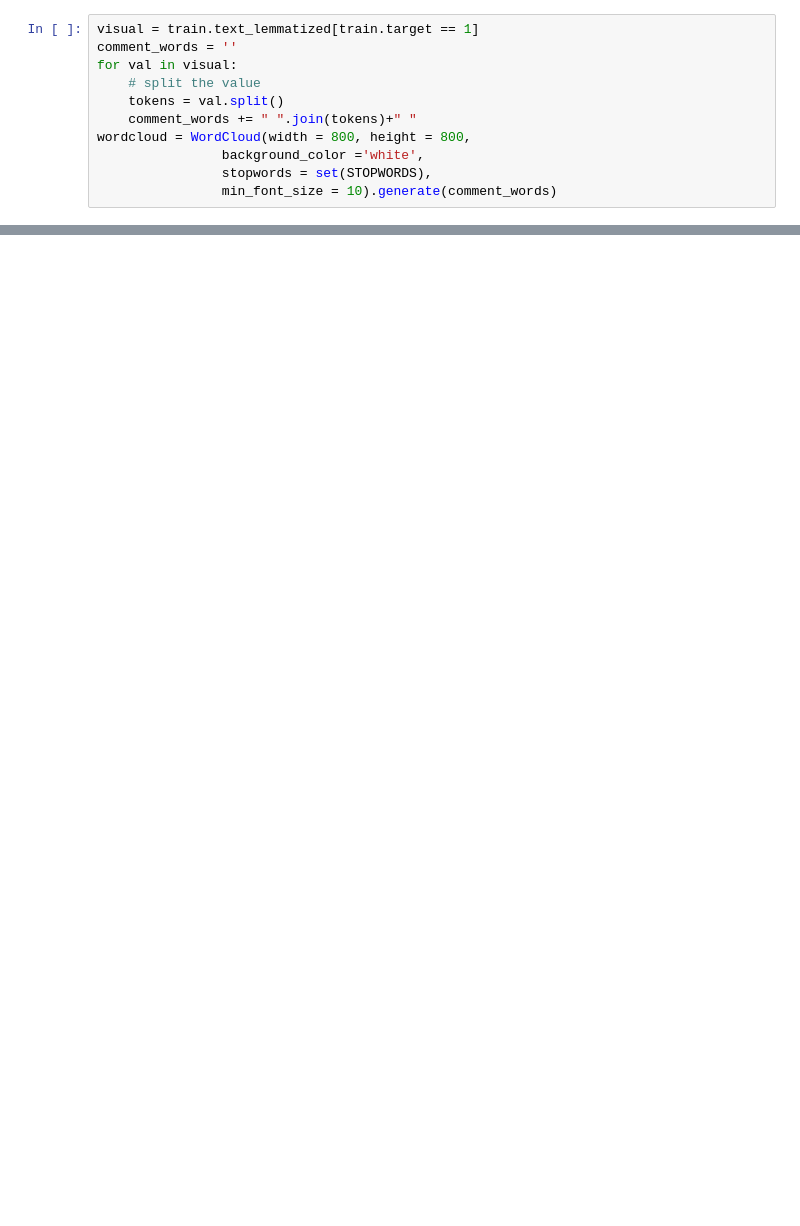
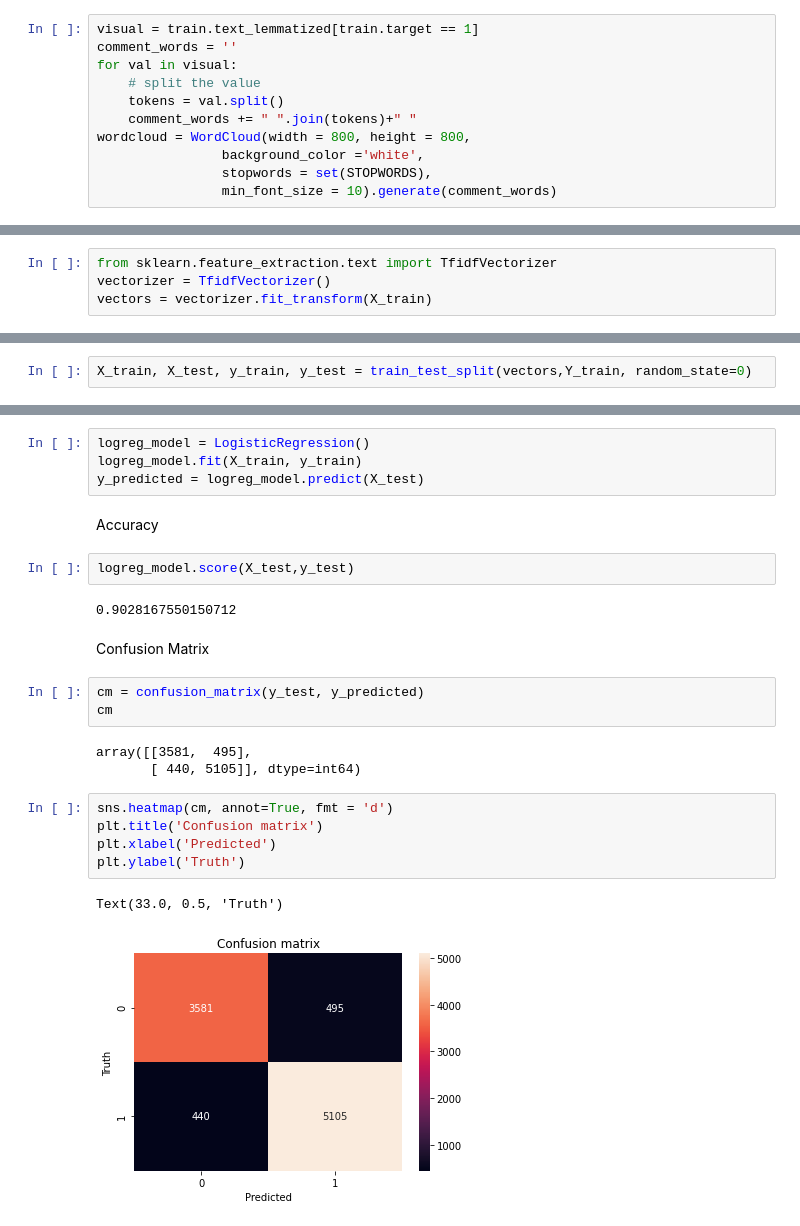
Before and after one commit to anuva312/FactOrFake, a Jupyter notebook: FactOrFake.ipynb, the cells around one changed output, grey strips where cells are left out. Saved outputs shown, nothing was run; the diff lists cells and outputs as text; blank space fills up the shorter version.

```diff
--- a/FactOrFake.ipynb
+++ b/FactOrFake.ipynb
@@ -550,0 +618,4 @@ plt.show()
+# %%
+from sklearn.feature_extraction.text import TfidfVectorizer
+vectorizer = TfidfVectorizer()
+vectors = vectorizer.fit_transform(X_train)
@@ -550,0 +624,2 @@ plt.show()
+# %%
+X_train, X_test, y_train, y_test = train_test_split(vectors,Y_train, random_state=0)
@@ -550,0 +638,26 @@ plt.show()
+# %%
+logreg_model = LogisticRegression()
+logreg_model.fit(X_train, y_train)
+y_predicted = logreg_model.predict(X_test)
+# %% [markdown]
+Accuracy
+# %%
+logreg_model.score(X_test,y_test)
+# %% [output]
+0.9028167550150712
+# %% [markdown]
+Confusion Matrix
+# %%
+cm = confusion_matrix(y_test, y_predicted)
+cm
+# %% [output]
+array([[3581,  495],
+       [ 440, 5105]], dtype=int64)
+# %%
+sns.heatmap(cm, annot=True, fmt = 'd')
+plt.title('Confusion matrix')
+plt.xlabel('Predicted')
+plt.ylabel('Truth')
+# %% [output]
+Text(33.0, 0.5, 'Truth')
+[figure, added]
```
Also changed, not shown: parts of 48 cells of this notebook.
